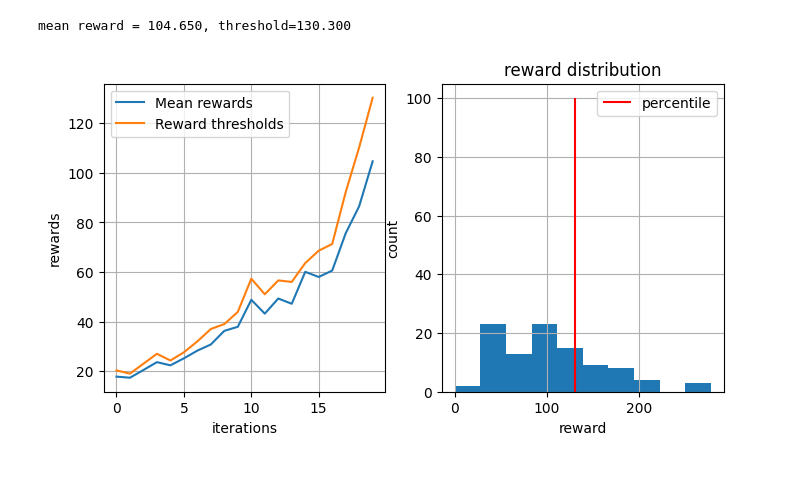
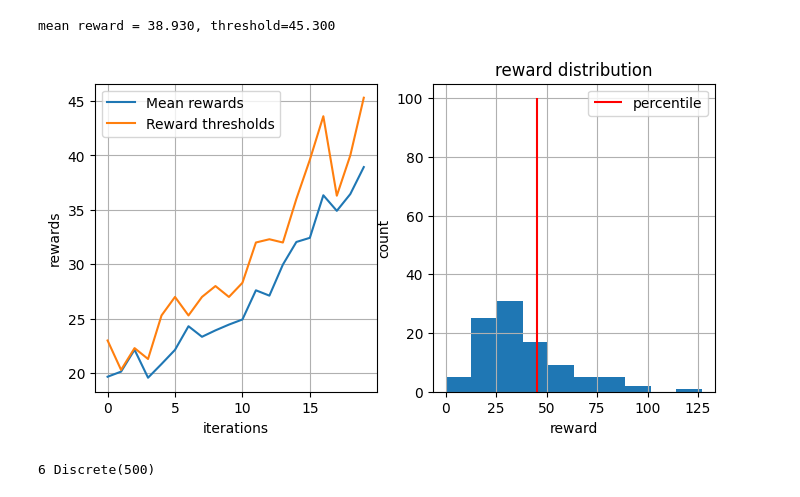
Before and after one commit to voorhs/rl, a Jupyter notebook: hw1/testbed.ipynb, the cells around one changed output. Cells and saved outputs as stored; diff of their text form; code cells hidden in the pictures.

```diff
--- a/hw1/testbed.ipynb
+++ b/hw1/testbed.ipynb
@@ -1,11 +1,25 @@
 # %%
-from src.cart_pole_deep import experiment
+from src.deep import experiment
 
 experiment(
+    env_name="CartPole-v1",
     n_iter=20,
     n_sessions=100,
     percentile=70
 )
 # %% [output]
-mean reward = 104.650, threshold=130.300
+mean reward = 38.930, threshold=45.300
-[figure, old version]
+[figure, new version]
+# %%
+import gymnasium as gym
+
+# env_name = "CartPole-v1"
+env_name = "Taxi-v3"
+env = gym.make(env_name, render_mode="rgb_array").env
+
+env.reset()
+n_actions = env.action_space.n
+state_dim = env.observation_space
+print(n_actions, state_dim)
+# %% [output]
+6 Discrete(500)
```
Also changed, not shown: parts of 2 cells of this notebook, 6 other files.
